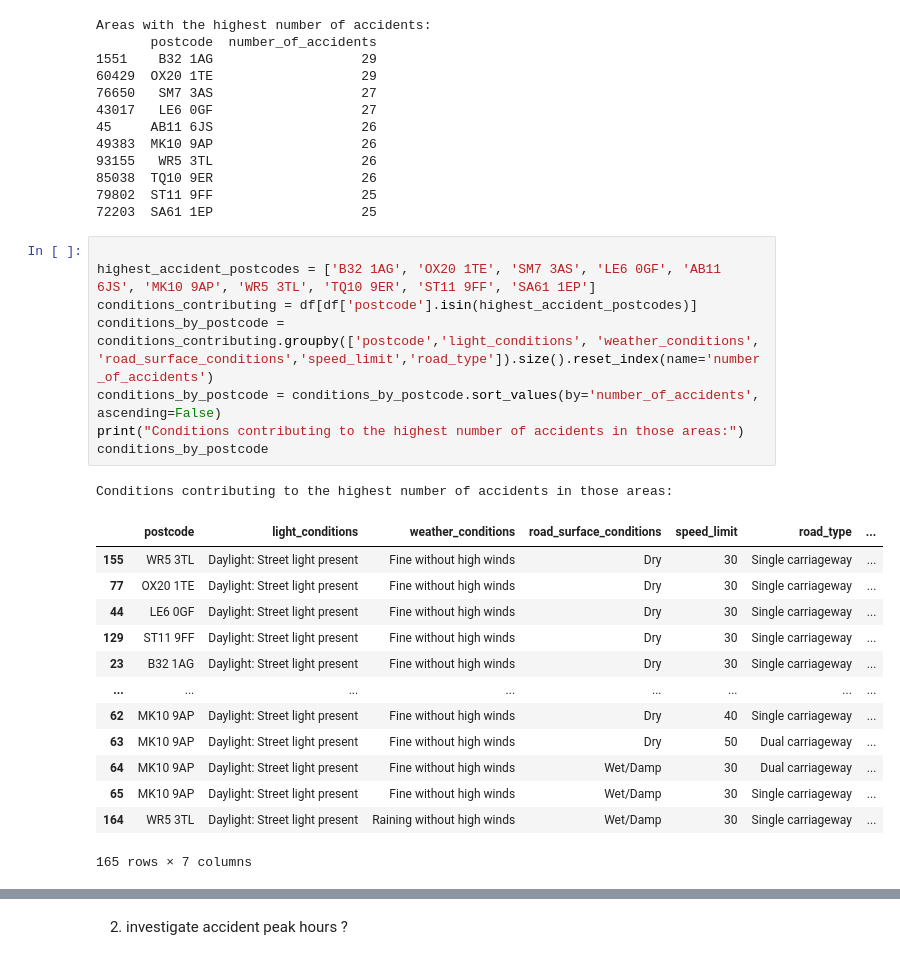
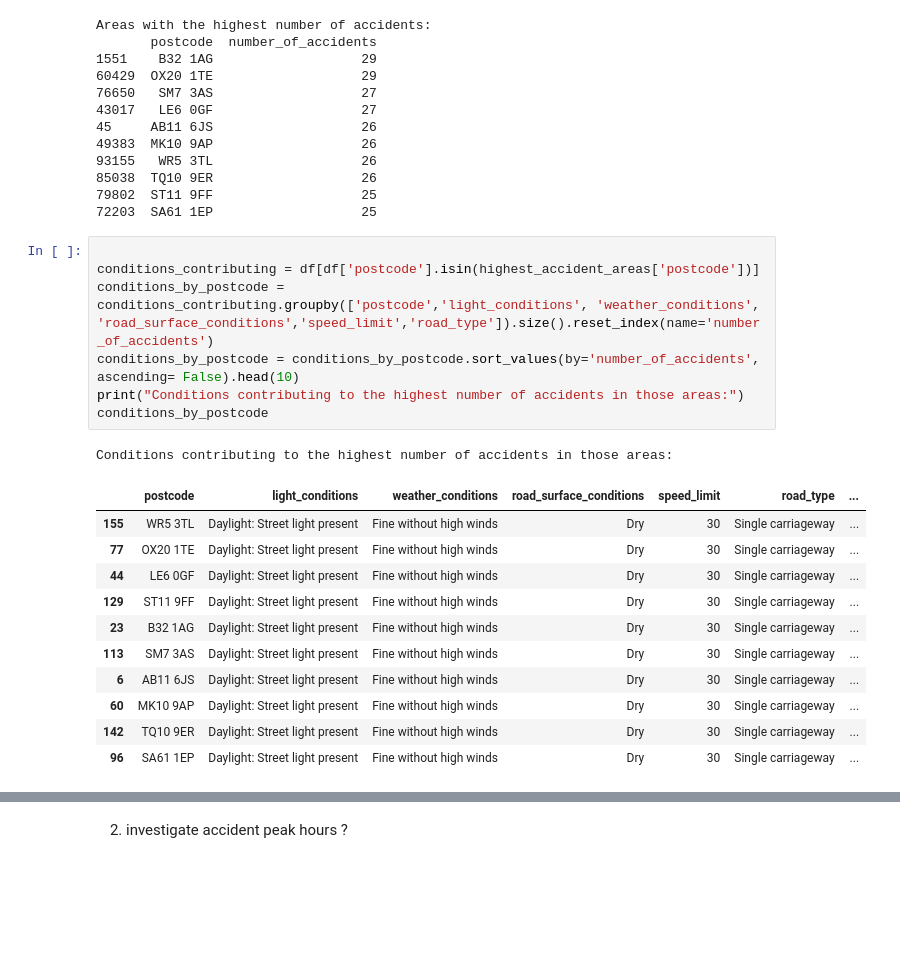
Before and after one commit to The-DigitalAcademy/Accidents_Analysis, a Jupyter notebook: PythonAnalysis.ipynb, the cells around one changed output, grey strips where cells are left out. Cells and saved outputs as stored; diff of their text form; blank space fills up the shorter version.

```diff
--- a/PythonAnalysis.ipynb
+++ b/PythonAnalysis.ipynb
@@ -400,24 +400,21 @@ Areas with the highest number of accidents:
 72203  SA61 1EP                   25
 # %%
 
-highest_accident_postcodes = ['B32 1AG', 'OX20 1TE', 'SM7 3AS', 'LE6 0GF', 'AB11 6JS', 'MK10 9AP', 'WR5 3TL', 'TQ10 9ER', 'ST11 9FF', 'SA61 1EP']
-conditions_contributing = df[df['postcode'].isin(highest_accident_postcodes)]
+conditions_contributing = df[df['postcode'].isin(highest_accident_areas['postcode'])]
 conditions_by_postcode = conditions_contributing.groupby(['postcode','light_conditions', 'weather_conditions', 'road_surface_conditions','speed_limit','road_type']).size().reset_index(name='number_of_accidents')
-conditions_by_postcode = conditions_by_postcode.sort_values(by='number_of_accidents', ascending=False)
+conditions_by_postcode = conditions_by_postcode.sort_values(by='number_of_accidents', ascending= False).head(10)
 print("Conditions contributing to the highest number of accidents in those areas:")
 conditions_by_postcode
 # %% [output]
 Conditions contributing to the highest number of accidents in those areas:
 |  | postcode | light_conditions | weather_conditions | road_surface_conditions | speed_limit | road_type | ... |
 | 155 | WR5 3TL | Daylight: Street light present | Fine without high winds | Dry | 30 | Single carriageway | ... |
 | 77 | OX20 1TE | Daylight: Street light present | Fine without high winds | Dry | 30 | Single carriageway | ... |
 | 44 | LE6 0GF | Daylight: Street light present | Fine without high winds | Dry | 30 | Single carriageway | ... |
 | 129 | ST11 9FF | Daylight: Street light present | Fine without high winds | Dry | 30 | Single carriageway | ... |
 | 23 | B32 1AG | Daylight: Street light present | Fine without high winds | Dry | 30 | Single carriageway | ... |
-| ... | ... | ... | ... | ... | ... | ... | ... |
-| 62 | MK10 9AP | Daylight: Street light present | Fine without high winds | Dry | 40 | Single carriageway | ... |
-| 63 | MK10 9AP | Daylight: Street light present | Fine without high winds | Dry | 50 | Dual carriageway | ... |
-| 64 | MK10 9AP | Daylight: Street light present | Fine without high winds | Wet/Damp | 30 | Dual carriageway | ... |
-| 65 | MK10 9AP | Daylight: Street light present | Fine without high winds | Wet/Damp | 30 | Single carriageway | ... |
-| 164 | WR5 3TL | Daylight: Street light present | Raining without high winds | Wet/Damp | 30 | Single carriageway | ... |
+| 113 | SM7 3AS | Daylight: Street light present | Fine without high winds | Dry | 30 | Single carriageway | ... |
+| 6 | AB11 6JS | Daylight: Street light present | Fine without high winds | Dry | 30 | Single carriageway | ... |
+| 60 | MK10 9AP | Daylight: Street light present | Fine without high winds | Dry | 30 | Single carriageway | ... |
+| 142 | TQ10 9ER | Daylight: Street light present | Fine without high winds | Dry | 30 | Single carriageway | ... |
+| 96 | SA61 1EP | Daylight: Street light present | Fine without high winds | Dry | 30 | Single carriageway | ... |
-165 rows × 7 columns
```
Also changed, not shown: parts of 1 cell of this notebook.
